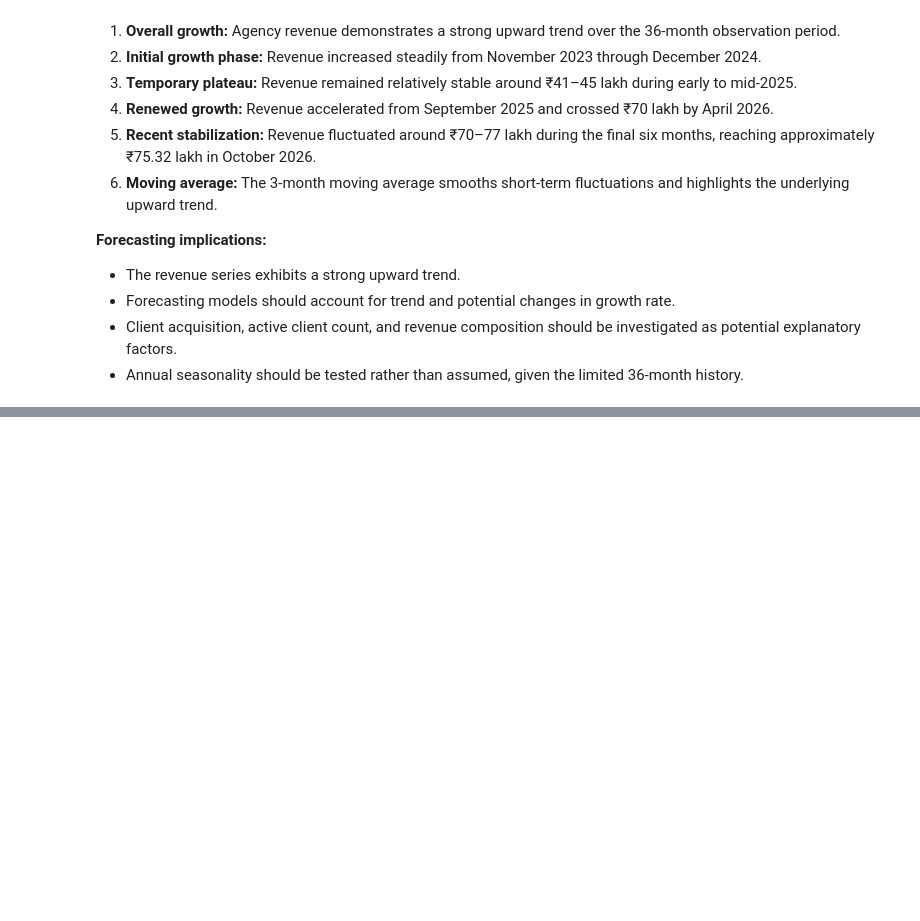
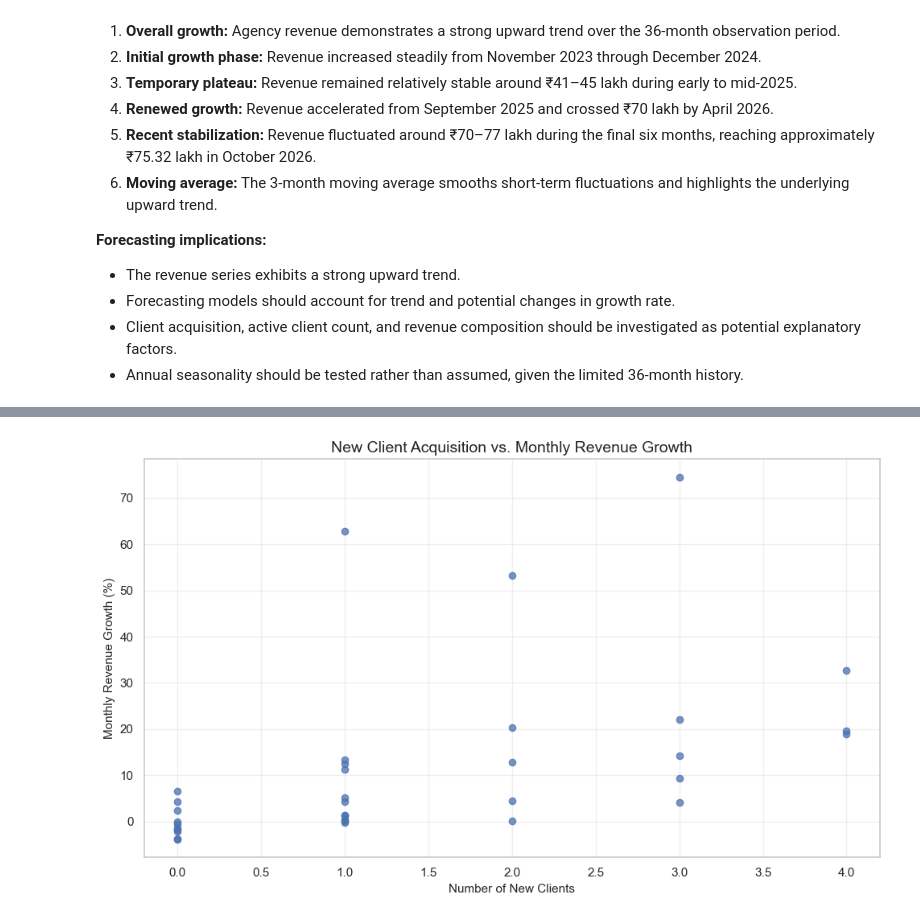
Before and after one commit to NithyaShenbagaraj/data-science-ai-portfolio, a Jupyter notebook: 02-deep-learning/agency-revenue-intelligence/notebooks/01_agency_revenue_eda.ipynb, the cells around one changed output, grey strips where cells are left out. Drawn from its saved outputs; the diff is of its cells as text; code cells hidden in the pictures; blank space fills up the shorter version.

```diff
--- a/02-deep-learning/agency-revenue-intelligence/notebooks/01_agency_revenue_eda.ipynb
+++ b/02-deep-learning/agency-revenue-intelligence/notebooks/01_agency_revenue_eda.ipynb
@@ -396,0 +755,21 @@ Total months: 36
+# %%
+# ============================================================
+# 10. NEW CLIENTS VS MONTHLY REVENUE GROWTH
+# ============================================================
+
+plt.figure(figsize=(10, 6))
+
+plt.scatter(
+    growth_df["new_clients"],
+    growth_df["revenue_growth_pct"],
+    alpha=0.75
+)
+
+plt.title("New Client Acquisition vs. Monthly Revenue Growth")
+plt.xlabel("Number of New Clients")
+plt.ylabel("Monthly Revenue Growth (%)")
+plt.grid(alpha=0.3)
+plt.tight_layout()
+plt.show()
+# %% [output]
+[figure, added]
```
Also changed, not shown: parts of 22 cells of this notebook.
